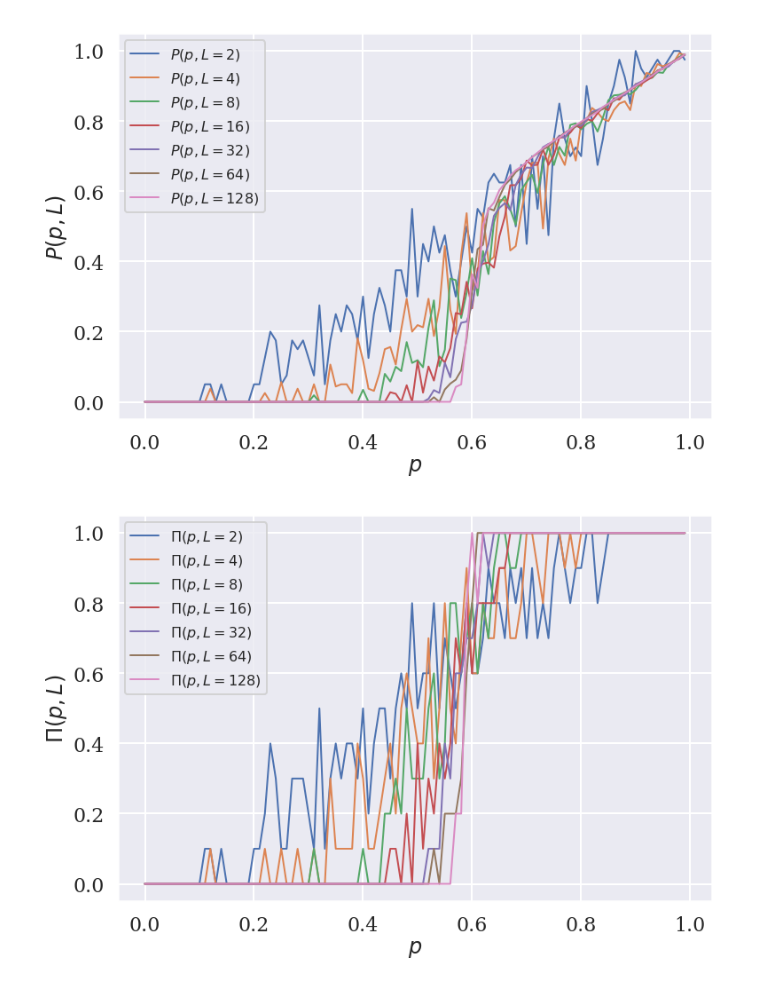
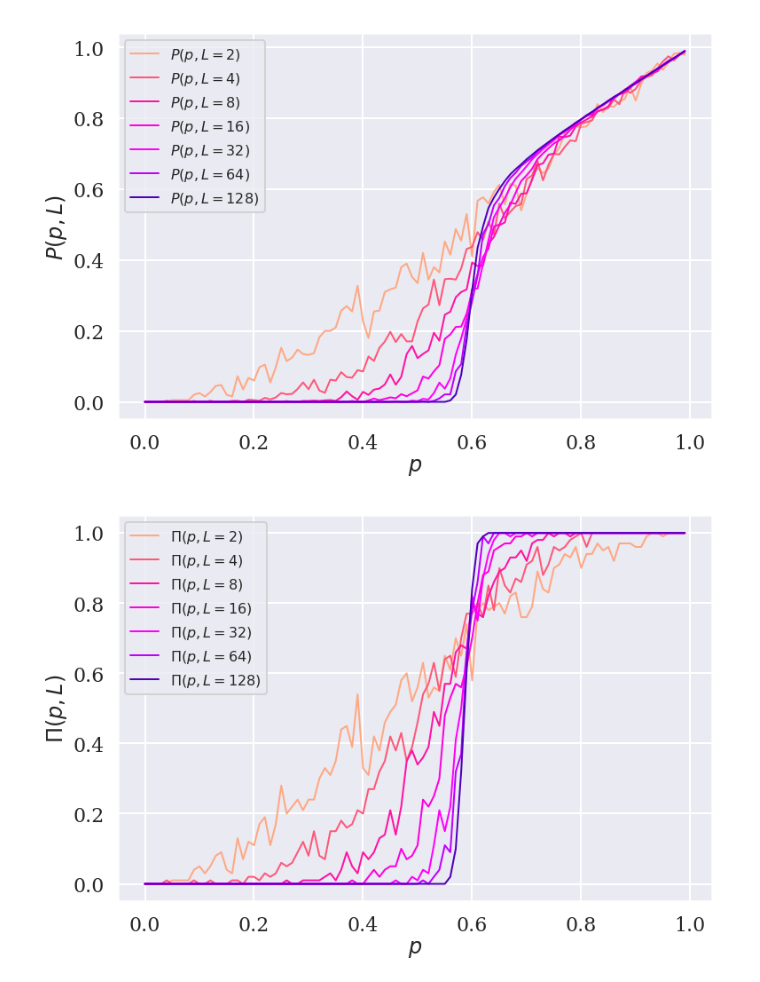
Before and after one commit to auduntre/FYS4460, a Jupyter notebook: Project3/task_a_b_c/project_3.ipynb, the cells around one changed output. Saved outputs shown, nothing was run; the diff lists cells and outputs as text; code cells hidden in the pictures.

Commit message:
nice plots

```diff
--- a/Project3/task_a_b_c/project_3.ipynb
+++ b/Project3/task_a_b_c/project_3.ipynb
@@ -116,9 +123,11 @@ show()
 # %%
+%%time
+
 Ls = [2**i for i in range(1, 8)]
 Ps = []
 Pies = []
 
 for L in Ls:
-    P, Pie = probs_calculate(ps, L)
+    P, Pie = probs_calculate(ps, L, simulation_per_p=100)
     Ps.append(P)
     Pies.append(Pie)
@@ -125,23 +136,27 @@ for L in Ls:
 # %%
-for i, P in enumerate(Ps):
-    lplot = sns.lineplot(ps, P, lw=2, label=r'$P(p, L={})$'.format(Ls[i]))
+with sns.cubehelix_palette(hue=5, n_colors=7, gamma=1):
+    for i, P in enumerate(Ps):
+        lplot = sns.lineplot(ps, P, lw=2, label=r'$P(p, L={})$'.format(Ls[i]))
 
-lplot.set_xlabel(r"$p$")
-lplot.set_ylabel(r"$P(p, L)$")
-legend(fontsize=16)
-show()
+    lplot.set_xlabel(r"$p$")
+    lplot.set_ylabel(r"$P(p, L)$")
+    legend(fontsize=16)
+    savefig("problem-b-3.eps")
+    show()
 # %% [output]
-[figure, old version]
+[figure, new version]
 # %%
-for i, Pie in enumerate(Pies):
-    lplot = sns.lineplot(ps, Pie, lw=2, label=r'$\Pi(p, L={})$'.format(Ls[i]))
+with sns.cubehelix_palette(hue=5, n_colors=7, gamma=1):
+    for i, Pie in enumerate(Pies):
+        lplot = sns.lineplot(ps, Pie, lw=2, label=r'$\Pi(p, L={})$'.format(Ls[i]))
 
-lplot.set_xlabel(r"$p$")
-lplot.set_ylabel(r"$\Pi(p, L)$")
-legend(fontsize=16)
-show()
+    lplot.set_xlabel(r"$p$")
+    lplot.set_ylabel(r"$\Pi(p, L)$")
+    legend(fontsize=16)
+    savefig("problem-b-4.eps")
+    show()
 # %% [output]
-[figure, old version]
+[figure, new version]
 # %%
 P = array(Ps[-1])
 ps = array(ps)
```
Also changed, not shown: parts of 9 cells of this notebook, 1 other file.
